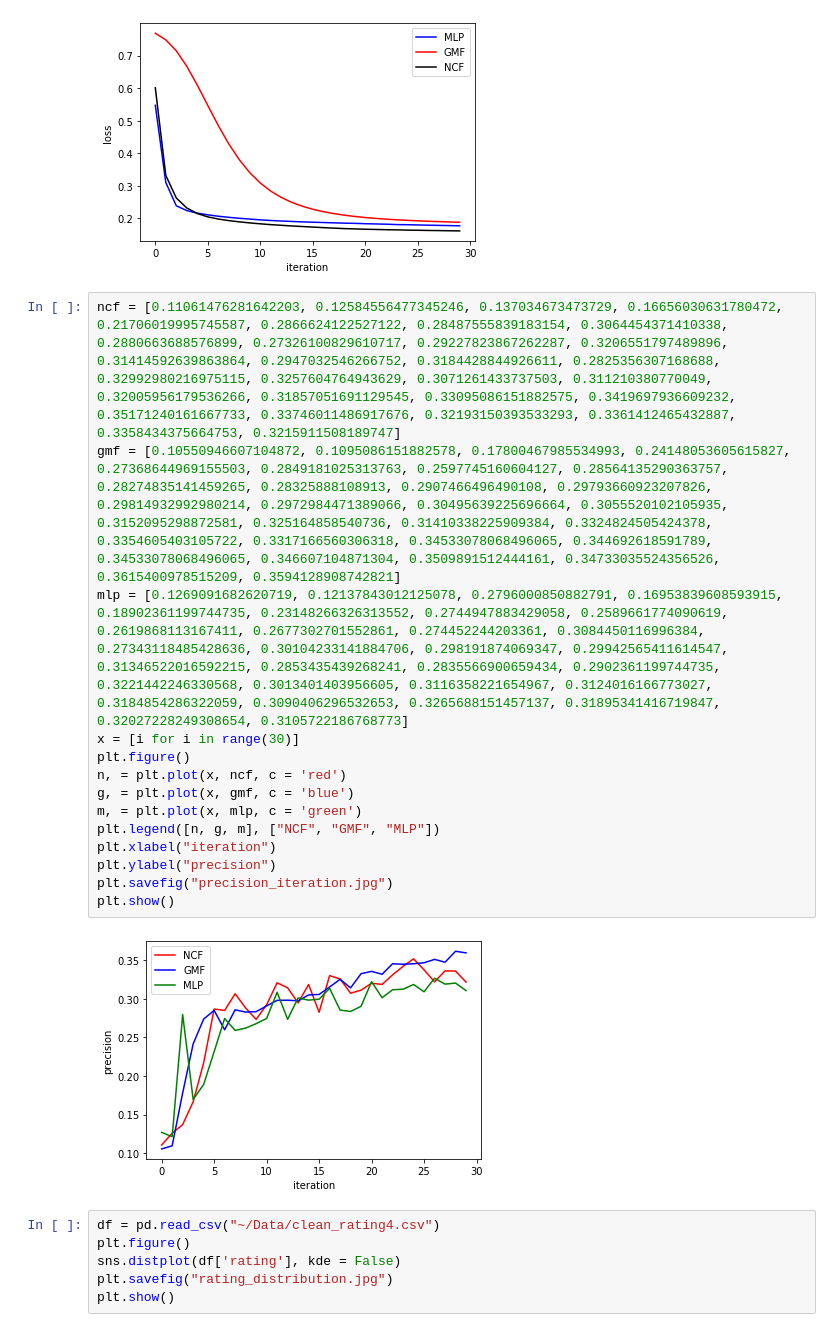
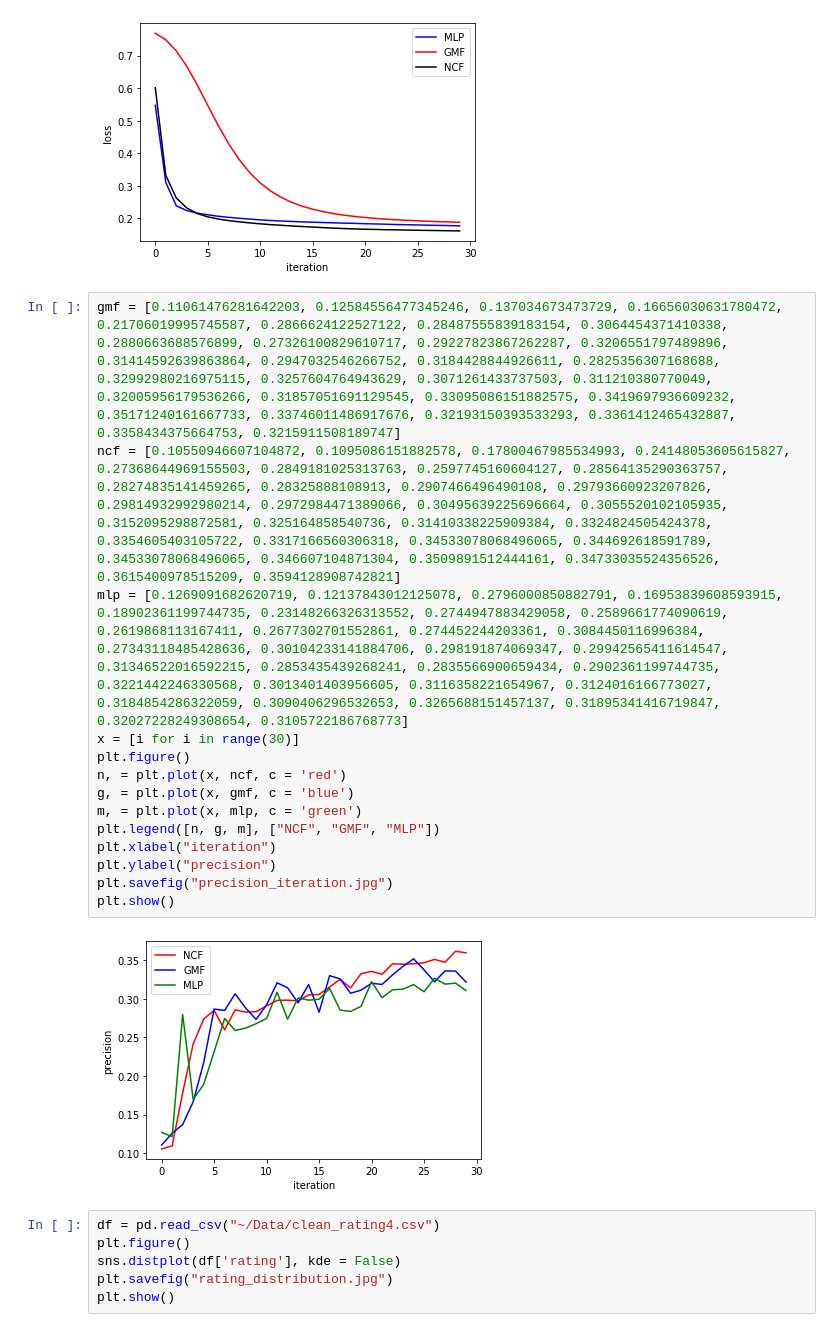
Before and after one commit to DruryXu/SCUthesis, a Jupyter notebook: data_analysis/data_analysis.ipynb, the cells around one changed output. Drawn from its saved outputs; the diff is of its cells as text.

```diff
--- a/data_analysis/data_analysis.ipynb
+++ b/data_analysis/data_analysis.ipynb
@@ -128,21 +128,21 @@ plt.show()
 # %% [output]
 [figure]
 # %%
-ncf = [0.11061476281642203, 0.12584556477345246, 0.137034673473729, 0.16656030631780472, 0.21706019995745587, 0.2866624122527122, 0.28487555839183154, 0.3064454371410338, 0.2880663688576899, 0.27326100829610717, 0.29227823867262287, 0.3206551797489896, 0.31414592639863864, 0.2947032546266752, 0.3184428844926611, 0.2825356307168688, 0.32992980216975115, 0.3257604764943629, 0.3071261433737503, 0.311210380770049, 0.32005956179536266, 0.31857051691129545, 0.33095086151882575, 0.3419697936609232, 0.35171240161667733, 0.33746011486917676, 0.32193150393533293, 0.3361412465432887, 0.3358434375664753, 0.3215911508189747]
-gmf = [0.10550946607104872, 0.1095086151882578, 0.17800467985534993, 0.24148053605615827, 0.27368644969155503, 0.2849181025313763, 0.2597745160604127, 0.28564135290363757, 0.28274835141459265, 0.28325888108913, 0.2907466496490108, 0.29793660923207826, 0.29814932992980214, 0.2972984471389066, 0.30495639225696664, 0.3055520102105935, 0.3152095298872581, 0.325164858540736, 0.31410338225909384, 0.3324824505424378, 0.3354605403105722, 0.3317166560306318, 0.34533078068496065, 0.344692618591789, 0.34533078068496065, 0.346607104871304, 0.3509891512444161, 0.34733035524356526, 0.3615400978515209, 0.3594128908742821]
+gmf = [0.11061476281642203, 0.12584556477345246, 0.137034673473729, 0.16656030631780472, 0.21706019995745587, 0.2866624122527122, 0.28487555839183154, 0.3064454371410338, 0.2880663688576899, 0.27326100829610717, 0.29227823867262287, 0.3206551797489896, 0.31414592639863864, 0.2947032546266752, 0.3184428844926611, 0.2825356307168688, 0.32992980216975115, 0.3257604764943629, 0.3071261433737503, 0.311210380770049, 0.32005956179536266, 0.31857051691129545, 0.33095086151882575, 0.3419697936609232, 0.35171240161667733, 0.33746011486917676, 0.32193150393533293, 0.3361412465432887, 0.3358434375664753, 0.3215911508189747]
+ncf = [0.10550946607104872, 0.1095086151882578, 0.17800467985534993, 0.24148053605615827, 0.27368644969155503, 0.2849181025313763, 0.2597745160604127, 0.28564135290363757, 0.28274835141459265, 0.28325888108913, 0.2907466496490108, 0.29793660923207826, 0.29814932992980214, 0.2972984471389066, 0.30495639225696664, 0.3055520102105935, 0.3152095298872581, 0.325164858540736, 0.31410338225909384, 0.3324824505424378, 0.3354605403105722, 0.3317166560306318, 0.34533078068496065, 0.344692618591789, 0.34533078068496065, 0.346607104871304, 0.3509891512444161, 0.34733035524356526, 0.3615400978515209, 0.3594128908742821]
 mlp = [0.1269091682620719, 0.12137843012125078, 0.2796000850882791, 0.16953839608593915, 0.18902361199744735, 0.23148266326313552, 0.2744947883429058, 0.2589661774090619, 0.2619868113167411, 0.2677302701552861, 0.274452244203361, 0.3084450116996384, 0.27343118485428636, 0.30104233141884706, 0.298191874069347, 0.29942565411614547, 0.31346522016592215, 0.2853435439268241, 0.2835566900659434, 0.2902361199744735, 0.3221442246330568, 0.3013401403956605, 0.3116358221654967, 0.3124016166773027, 0.3184854286322059, 0.3090406296532653, 0.3265688151457137, 0.31895341416719847, 0.32027228249308654, 0.3105722186768773]
 x = [i for i in range(30)]
 plt.figure()
 n, = plt.plot(x, ncf, c = 'red')
 g, = plt.plot(x, gmf, c = 'blue')
 m, = plt.plot(x, mlp, c = 'green')
 plt.legend([n, g, m], ["NCF", "GMF", "MLP"])
 plt.xlabel("iteration")
 plt.ylabel("precision")
 plt.savefig("precision_iteration.jpg")
 plt.show()
 # %% [output]
-[figure, old version]
+[figure, new version]
 # %%
 df = pd.read_csv("~/Data/clean_rating4.csv")
 plt.figure()
```
Also changed, not shown: parts of 4 cells of this notebook, 5 other files.
